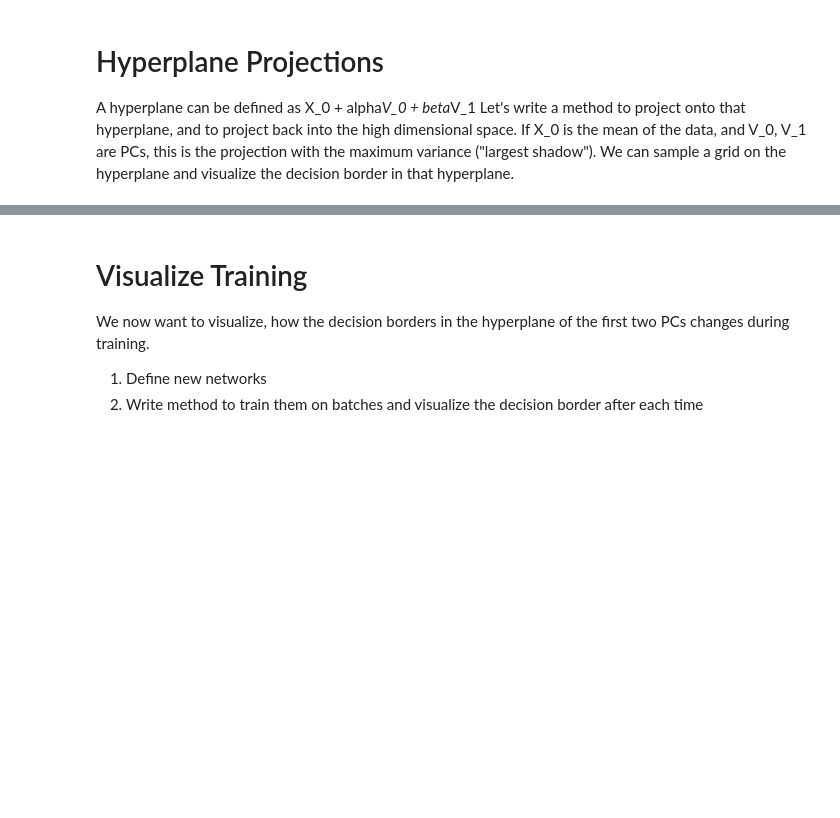
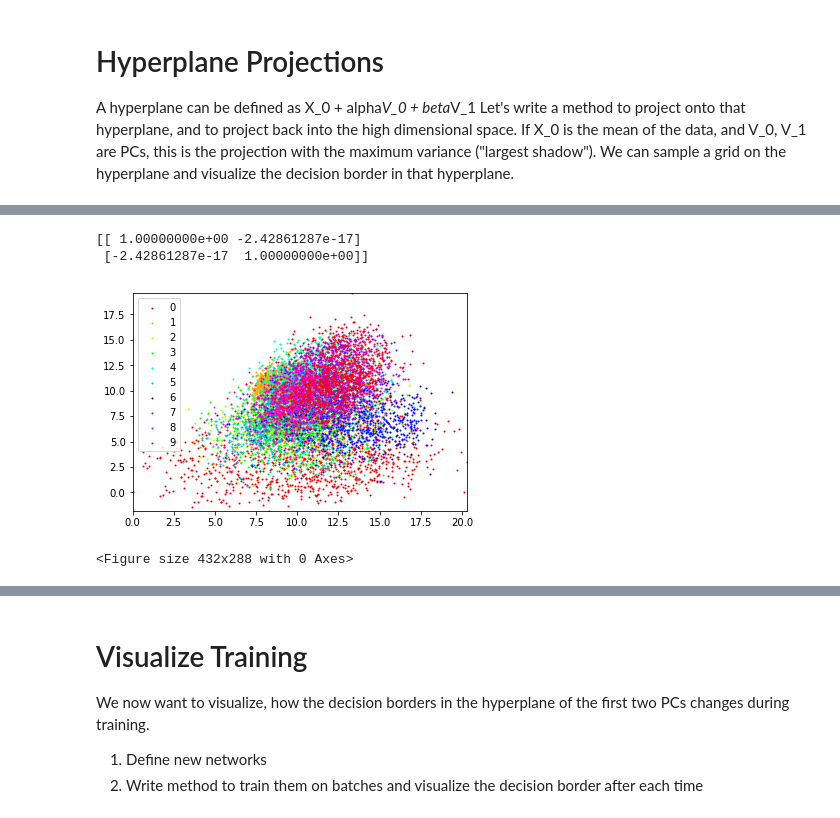
Before and after one commit to nielsrolf/hyperplane-decision-border, a Jupyter notebook: decision_pca_grid.ipynb, the cells around one changed output, grey strips where cells are left out. Saved outputs shown, nothing was run; the diff lists cells and outputs as text; code cells hidden in the pictures; blank space fills up the shorter version.

```diff
--- a/decision_pca_grid.ipynb
+++ b/decision_pca_grid.ipynb
@@ -312,3 +325,12 @@ plt.clf()
+# %%
+plot_classes(X, Y, Plane.from_points(X[10], X[3], X[9]))
+plt.show()
+plt.clf()
+# %% [output]
+[[ 1.00000000e+00 -2.42861287e-17]
+ [-2.42861287e-17  1.00000000e+00]]
+[figure, added]
+<Figure size 432x288 with 0 Axes>
 # %%
 # create a grid, recreate images from assuming the grid is the position in the whitened field
 # and plot the classification of these images
```
Also changed, not shown: parts of 25 cells of this notebook, 1 other file.
